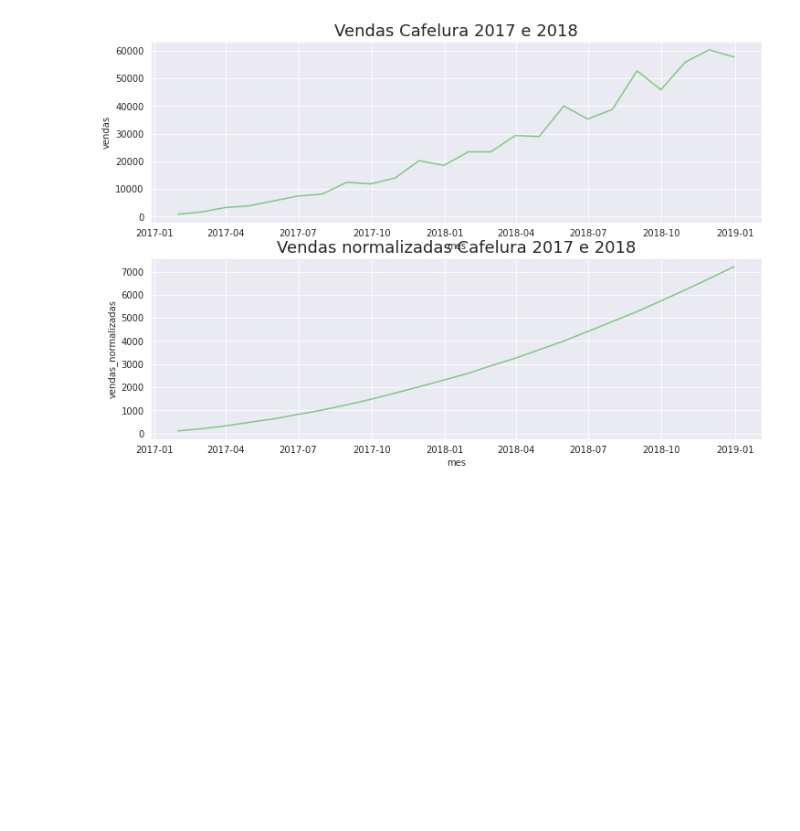
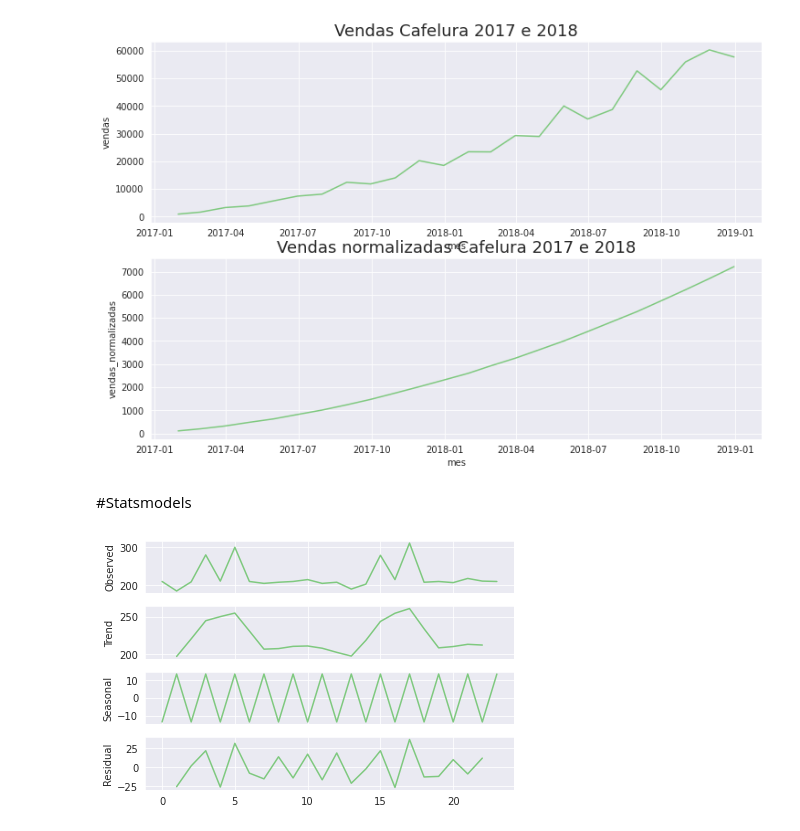
Before and after one commit to erikamarchi/data-science-introducao-a-analise-de-series-temporais, a Jupyter notebook: SeriesTemporais.ipynb, the cells around one changed output. Cells and saved outputs as stored; diff of their text form; code cells hidden in the pictures; blank space fills up the shorter version.

Commit message:
Statsmodel

```diff
--- a/SeriesTemporais.ipynb
+++ b/SeriesTemporais.ipynb
@@ -421,3 +421,5 @@ sns.lineplot(x='mes', y='vendas_normalizadas', data=cafelura)
 ax=ax
 # %% [output]
 [figure]
+# %% [markdown]
+#Statsmodels
@@ -423,0 +428,5 @@ ax=ax
+# %%
+resultado = seasonal_decompose(chocolura['vendas'],  freq=2)
+ax = resultado.plot()
+# %% [output]
+[figure, added]
```
Also changed, not shown: parts of 6 cells of this notebook.
